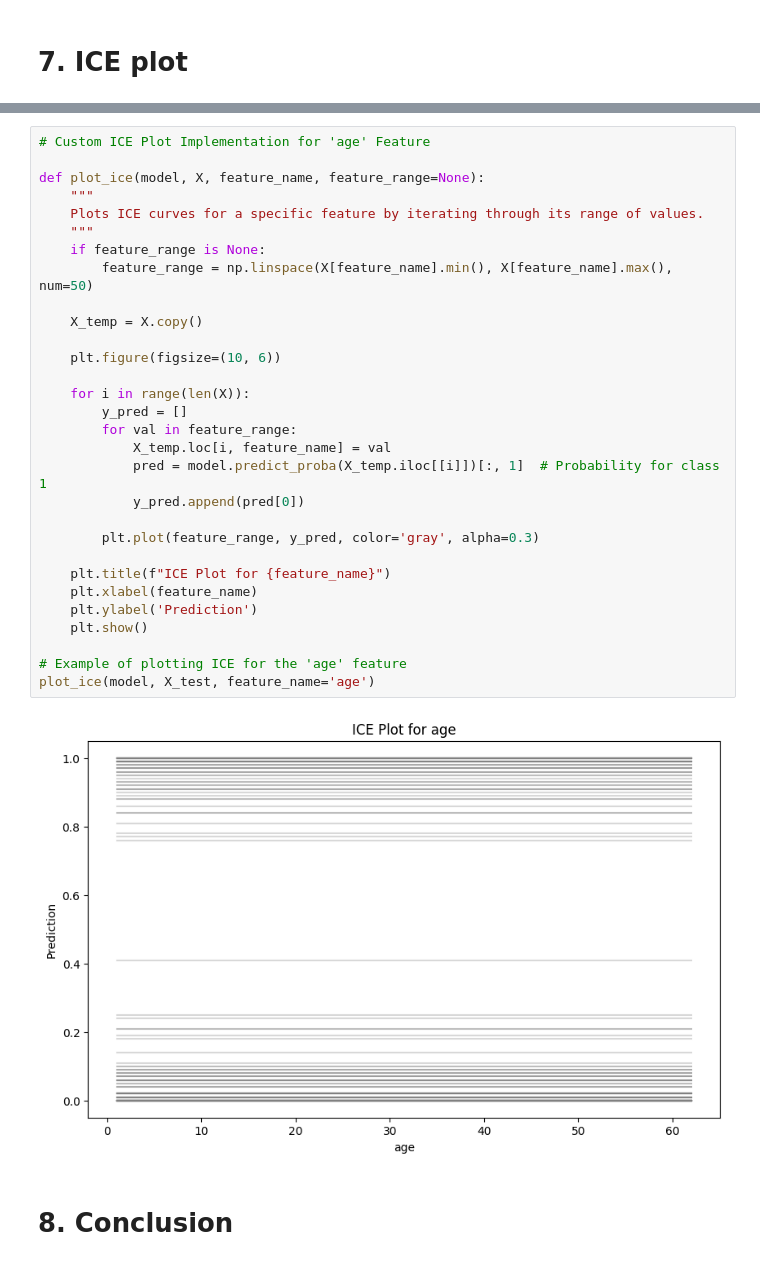
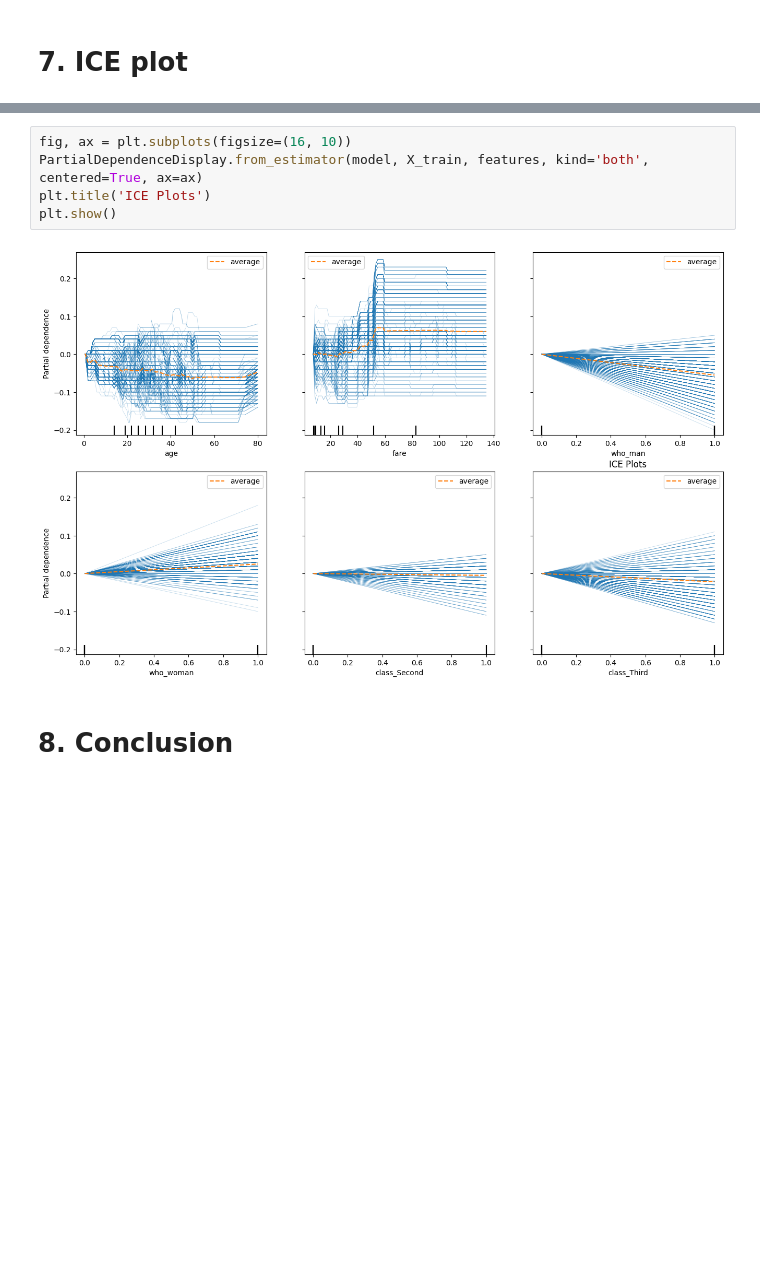
Before and after one commit to akalpit23/Explainable-techniques, a Jupyter notebook: Assignment-6/Explainable_Techniques_Assignment_06.ipynb, the cells around one changed output, grey strips where cells are left out. Drawn from its saved outputs; the diff is of its cells as text; blank space fills up the shorter version.

```diff
--- a/Assignment-6/Explainable_Techniques_Assignment_06.ipynb
+++ b/Assignment-6/Explainable_Techniques_Assignment_06.ipynb
@@ -251,34 +165,9 @@ NameError: name 'ice' is not defined
-# %%
-# Custom ICE Plot Implementation for 'age' Feature
-
-def plot_ice(model, X, feature_name, feature_range=None):
-    """
-    Plots ICE curves for a specific feature by iterating through its range of values.
-    """
-    if feature_range is None:
-        feature_range = np.linspace(X[feature_name].min(), X[feature_name].max(), num=50)
-
-    X_temp = X.copy()
-
-    plt.figure(figsize=(10, 6))
-
-    for i in range(len(X)):
-        y_pred = []
-        for val in feature_range:
-            X_temp.loc[i, feature_name] = val
-            pred = model.predict_proba(X_temp.iloc[[i]])[:, 1]  # Probability for class 1
-            y_pred.append(pred[0])
-
-        plt.plot(feature_range, y_pred, color='gray', alpha=0.3)
-
-    plt.title(f"ICE Plot for {feature_name}")
-    plt.xlabel(feature_name)
-    plt.ylabel('Prediction')
-    plt.show()
-
-# Example of plotting ICE for the 'age' feature
-plot_ice(model, X_test, feature_name='age')
-# %% [output]
-[figure, removed]
+# %%
+fig, ax = plt.subplots(figsize=(16, 10))
+PartialDependenceDisplay.from_estimator(model, X_train, features, kind='both', centered=True, ax=ax)
+plt.title('ICE Plots')
+plt.show()
+# %% [output]
+[figure, added]
 # %% [markdown]
 # 8. Conclusion
```
Also changed, not shown: parts of 9 cells of this notebook.
